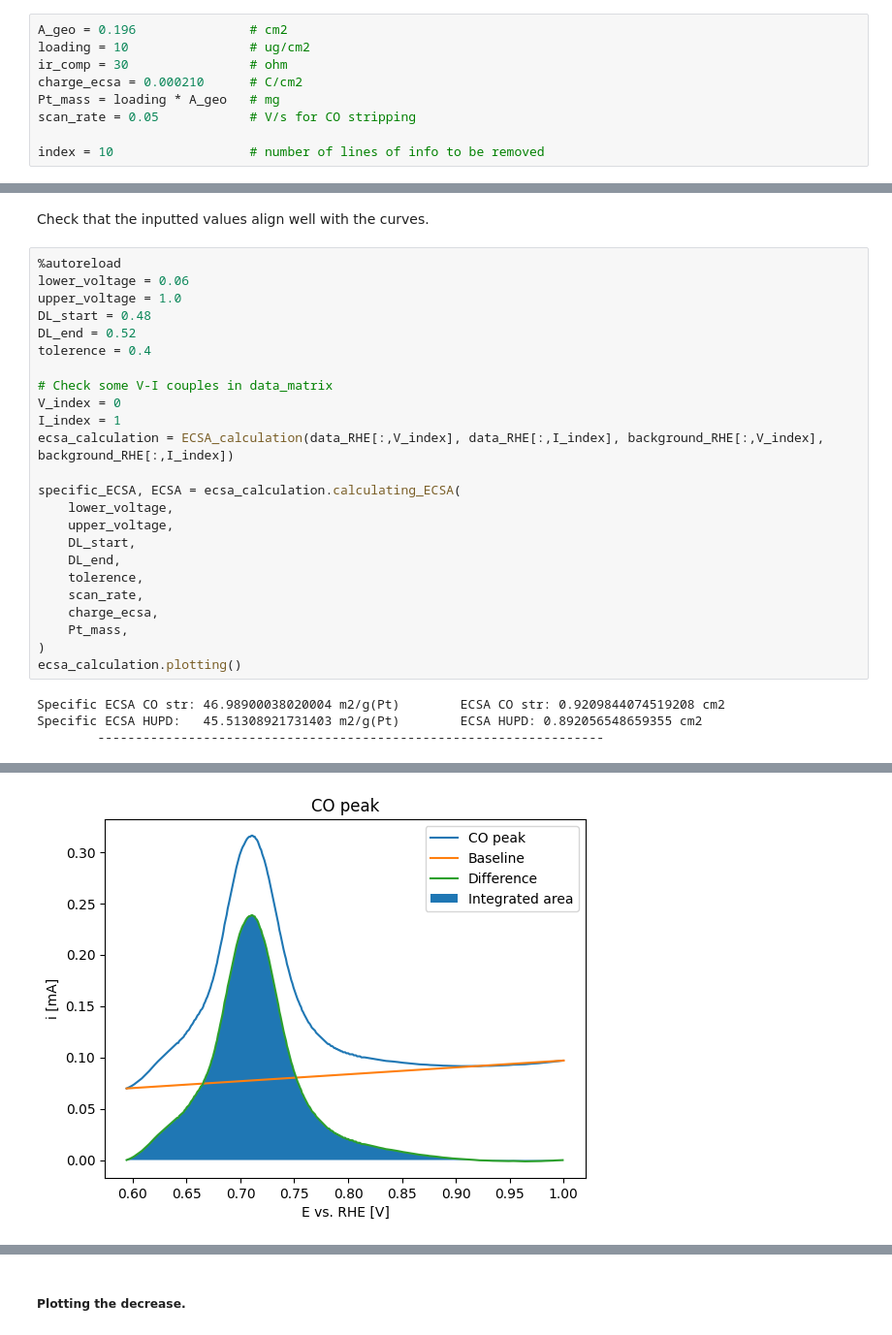
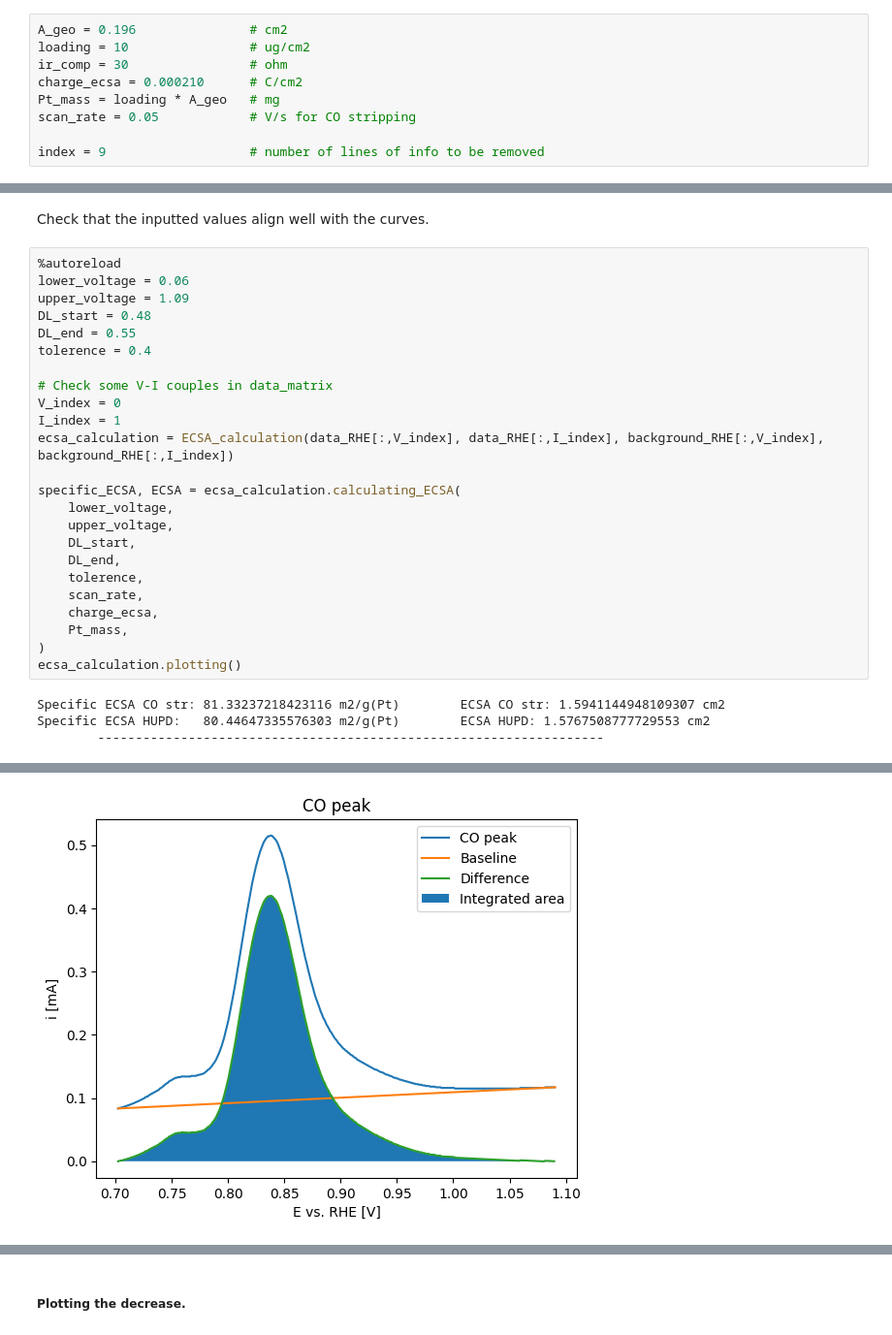
Before and after one commit to linneabjork/RDE_analysis, a Jupyter notebook: run_stability.ipynb, the cells around one changed output, grey strips where cells are left out. Shown: that part at 97% size. Drawn from its saved outputs; the diff is of its cells as text.

```diff
--- a/run_stability.ipynb
+++ b/run_stability.ipynb
@@ -33,7 +33,7 @@ charge_ecsa = 0.000210      # C/cm2
 Pt_mass = loading * A_geo   # mg
 scan_rate = 0.05            # V/s for CO stripping
 
-index = 10                  # number of lines of info to be removed
+index = 9                   # number of lines of info to be removed
 # %% [markdown]
 #### 1.2 Check the reference electrode.
 # %%
@@ -232,9 +232,9 @@ Check that the inputted values align well with the curves.
 # %%
 %autoreload
 lower_voltage = 0.06
-upper_voltage = 1.0
+upper_voltage = 1.09
 DL_start = 0.48
-DL_end = 0.52
+DL_end = 0.55
 tolerence = 0.4
 
 # Check some V-I couples in data_matrix
@@ -254,6 +254,6 @@ specific_ECSA, ECSA = ecsa_calculation.calculating_ECSA(
 )
 ecsa_calculation.plotting()
 # %% [output]
-Specific ECSA CO str: 46.98900038020004 m2/g(Pt)        ECSA CO str: 0.9209844074519208 cm2
-Specific ECSA HUPD:   45.51308921731403 m2/g(Pt)        ECSA HUPD: 0.892056548659355 cm2
+Specific ECSA CO str: 81.33237218423116 m2/g(Pt)        ECSA CO str: 1.5941144948109307 cm2
+Specific ECSA HUPD:   80.44647335576303 m2/g(Pt)        ECSA HUPD: 1.5767508777729553 cm2
         -------------------------------------------------------------------
@@ -261 +261 @@ Specific ECSA HUPD:   45.51308921731403 m2/g(Pt)        ECSA HUPD: 0.89205654865
-[figure, old version]
+[figure, new version]
```
Also changed, not shown: parts of 11 cells of this notebook, 1 other file.
